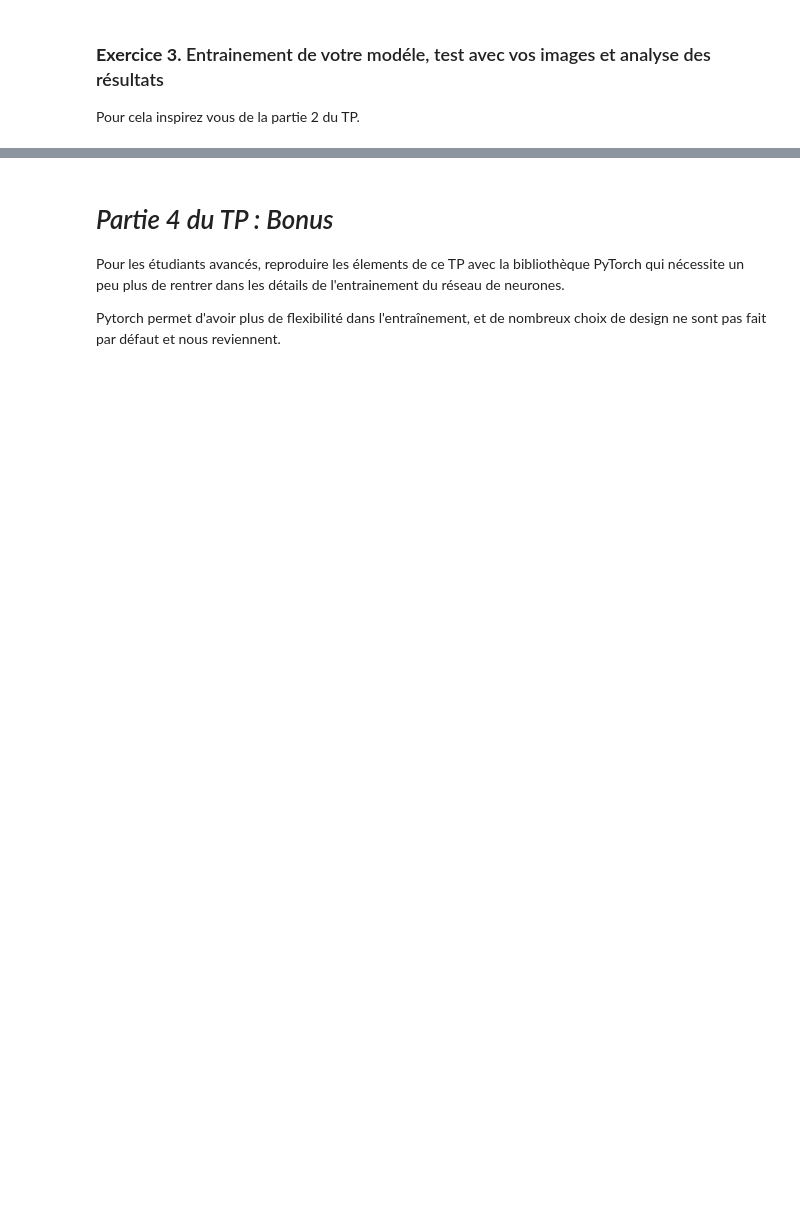
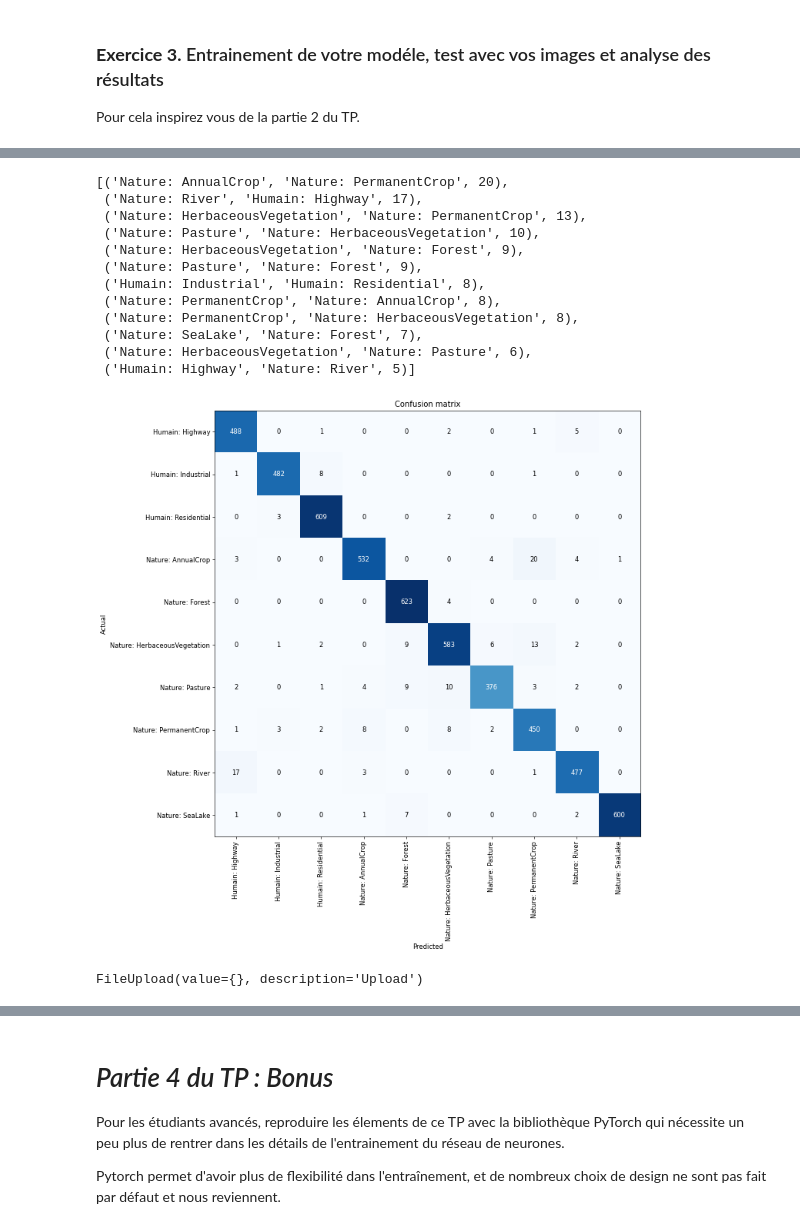
Before and after one commit to CamaraTinah/test_compendium, a Jupyter notebook: TP/TP_1_GIS.ipynb, the cells around one changed output, grey strips where cells are left out. Drawn from its saved outputs; the diff is of its cells as text; code cells hidden in the pictures; blank space fills up the shorter version.

```diff
--- a/TP/TP_1_GIS.ipynb
+++ b/TP/TP_1_GIS.ipynb
@@ -511,0 +607,11 @@ Il vous est demandé de pouv oir maintenant considérer les classes suivantes :
+# %%
+# Matrice de confusion
+
+from fastai.vision.all import ClassificationInterpretation
+
+interpretation = ClassificationInterpretation.from_learner(model)
+interpretation.plot_confusion_matrix(figsize=(12,12), dpi=60)
+
+# erreur la plus confuse
+interpretation.most_confused(min_val=5)
+# %% [output]
@@ -511,0 +621,21 @@ Il vous est demandé de pouv oir maintenant considérer les classes suivantes :
+[('Nature: AnnualCrop', 'Nature: PermanentCrop', 20),
+ ('Nature: River', 'Humain: Highway', 17),
+ ('Nature: HerbaceousVegetation', 'Nature: PermanentCrop', 13),
+ ('Nature: Pasture', 'Nature: HerbaceousVegetation', 10),
+ ('Nature: HerbaceousVegetation', 'Nature: Forest', 9),
+ ('Nature: Pasture', 'Nature: Forest', 9),
+ ('Humain: Industrial', 'Humain: Residential', 8),
+ ('Nature: PermanentCrop', 'Nature: AnnualCrop', 8),
+ ('Nature: PermanentCrop', 'Nature: HerbaceousVegetation', 8),
+ ('Nature: SeaLake', 'Nature: Forest', 7),
+ ('Nature: HerbaceousVegetation', 'Nature: Pasture', 6),
+ ('Humain: Highway', 'Nature: River', 5)]
+[figure, added]
+# %%
+# test du modèle
+##Importation des modules nécessaires
+from fastai.vision.widgets import FileUpload
+im = FileUpload()
+display(im)
+# %% [output]
+FileUpload(value={}, description='Upload')
```
Also changed, not shown: parts of 24 cells of this notebook.
